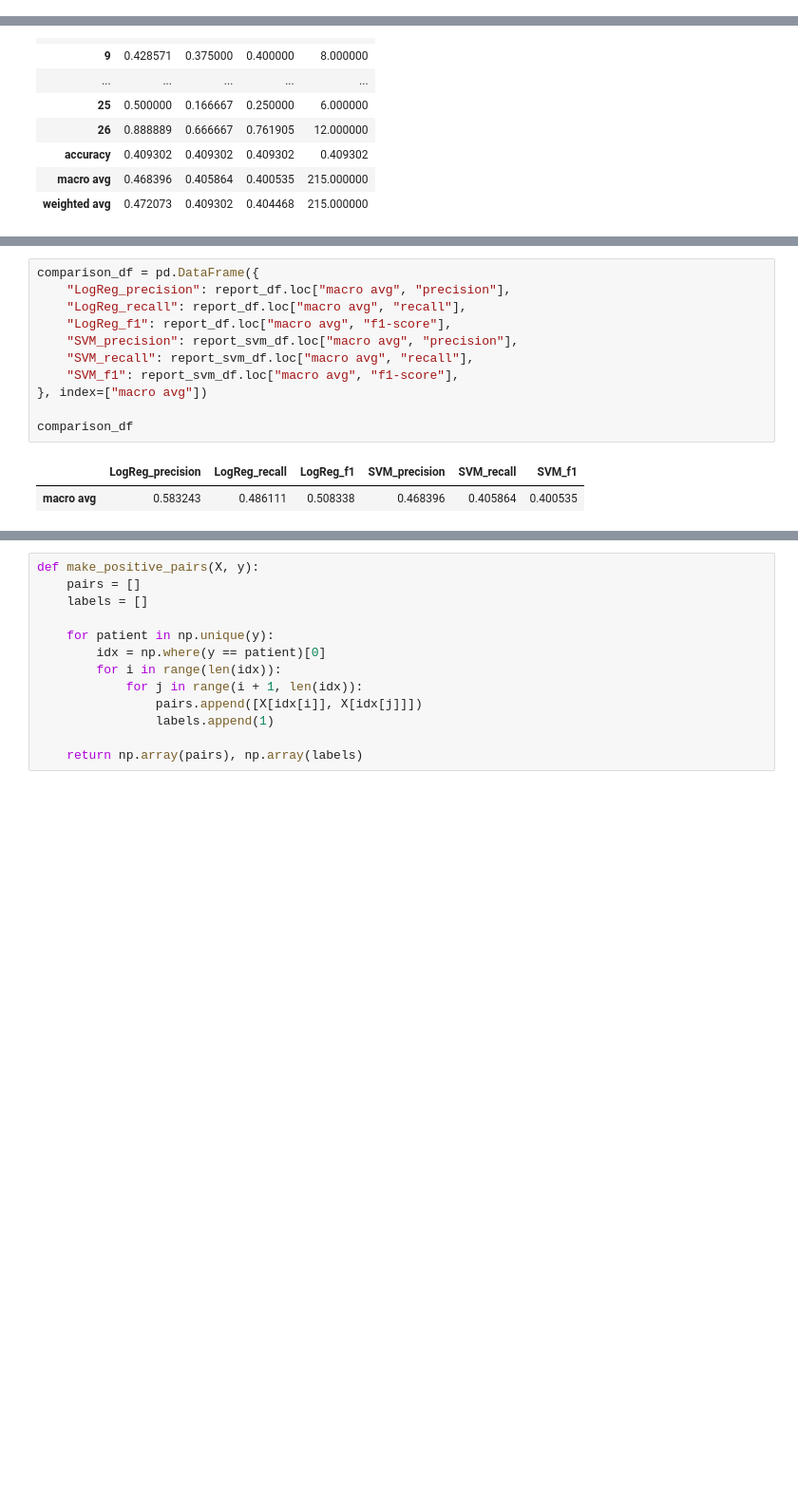
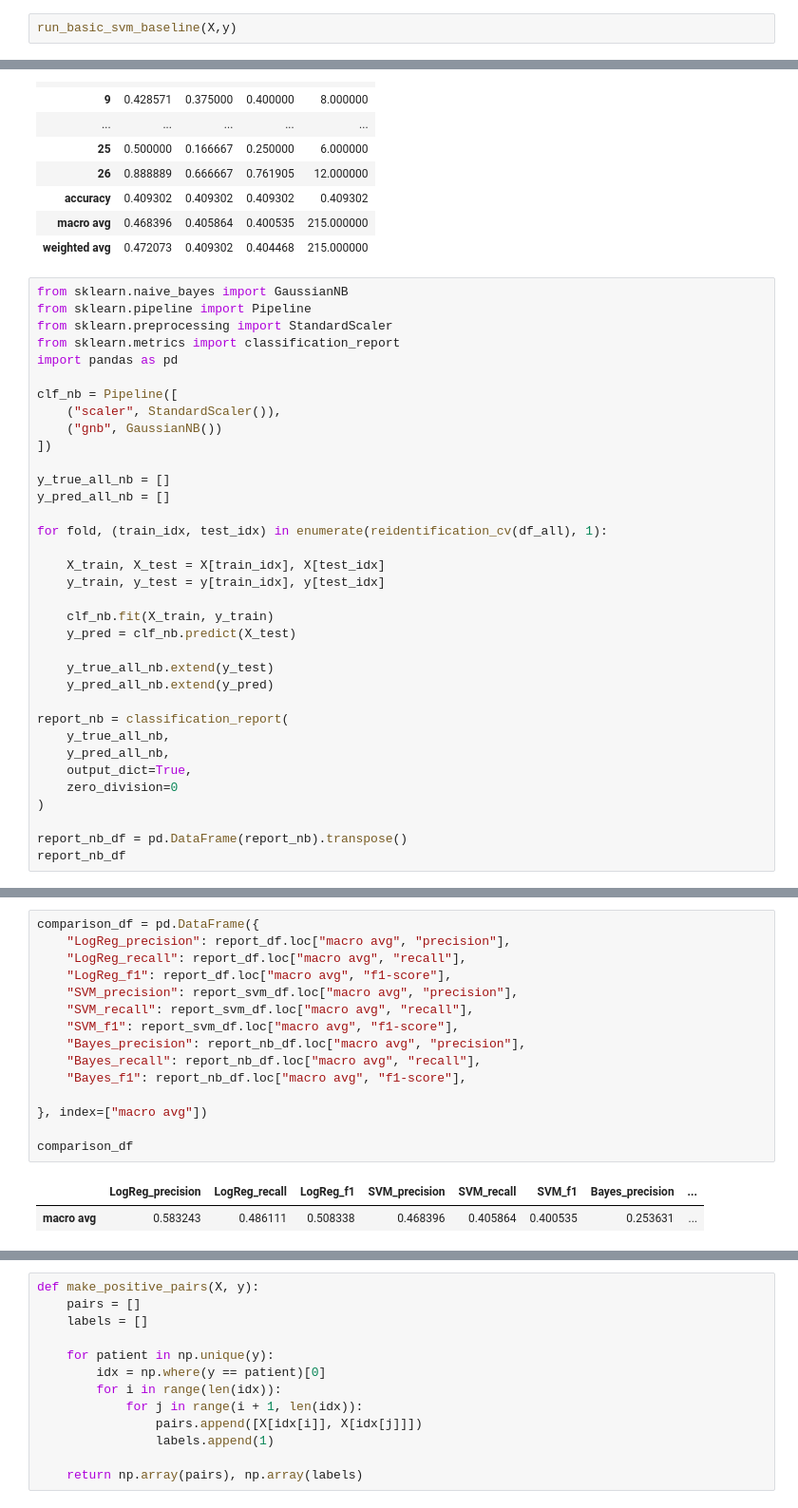
Before and after one commit to Sametavci/ki-al-miRNA-attack, a Jupyter notebook: notebooks/mRNA.ipynb, the cells around one changed output, grey strips where cells are left out. Shown at 95% size. Saved outputs shown, nothing was run; the diff lists cells and outputs as text; blank space fills up the shorter version.

Commit message:
added a few comment lines, bayes and SVM without groupKFold implementation. Additionally deleted duplicated make_positiv_pairs and negative_pairs

```diff
--- a/notebooks/mRNA.ipynb
+++ b/notebooks/mRNA.ipynb
@@ -264,0 +306,2 @@ Mean F1 Macro: 0.0
+# %%
+run_basic_svm_baseline(X,y)
@@ -499,3 +565,38 @@ report_svm_df
 | accuracy | 0.409302 | 0.409302 | 0.409302 | 0.409302 |
 | macro avg | 0.468396 | 0.405864 | 0.400535 | 215.000000 |
 | weighted avg | 0.472073 | 0.409302 | 0.404468 | 215.000000 |
+# %%
+from sklearn.naive_bayes import GaussianNB
+from sklearn.pipeline import Pipeline
+from sklearn.preprocessing import StandardScaler
+from sklearn.metrics import classification_report
+import pandas as pd
+
+clf_nb = Pipeline([
+    ("scaler", StandardScaler()),
+    ("gnb", GaussianNB())
+])
+
+y_true_all_nb = []
+y_pred_all_nb = []
+
+for fold, (train_idx, test_idx) in enumerate(reidentification_cv(df_all), 1):
+
+    X_train, X_test = X[train_idx], X[test_idx]
+    y_train, y_test = y[train_idx], y[test_idx]
+
+    clf_nb.fit(X_train, y_train)
+    y_pred = clf_nb.predict(X_test)
+
+    y_true_all_nb.extend(y_test)
+    y_pred_all_nb.extend(y_pred)
+
+report_nb = classification_report(
+    y_true_all_nb,
+    y_pred_all_nb,
+    output_dict=True,
+    zero_division=0
+)
+
+report_nb_df = pd.DataFrame(report_nb).transpose()
+report_nb_df
@@ -502,14 +621,18 @@ report_svm_df
 # %%
 comparison_df = pd.DataFrame({
     "LogReg_precision": report_df.loc["macro avg", "precision"],
     "LogReg_recall": report_df.loc["macro avg", "recall"],
     "LogReg_f1": report_df.loc["macro avg", "f1-score"],
     "SVM_precision": report_svm_df.loc["macro avg", "precision"],
     "SVM_recall": report_svm_df.loc["macro avg", "recall"],
     "SVM_f1": report_svm_df.loc["macro avg", "f1-score"],
+    "Bayes_precision": report_nb_df.loc["macro avg", "precision"],
+    "Bayes_recall": report_nb_df.loc["macro avg", "recall"],
+    "Bayes_f1": report_nb_df.loc["macro avg", "f1-score"],
+
 }, index=["macro avg"])
 
 comparison_df
 # %% [output]
-|  | LogReg_precision | LogReg_recall | LogReg_f1 | SVM_precision | SVM_recall | SVM_f1 |
-| macro avg | 0.583243 | 0.486111 | 0.508338 | 0.468396 | 0.405864 | 0.400535 |
+|  | LogReg_precision | LogReg_recall | LogReg_f1 | SVM_precision | SVM_recall | SVM_f1 | Bayes_precision | ... |
+| macro avg | 0.583243 | 0.486111 | 0.508338 | 0.468396 | 0.405864 | 0.400535 | 0.253631 | ... |
```
Also changed, not shown: parts of 28 cells of this notebook, 1 other file.
